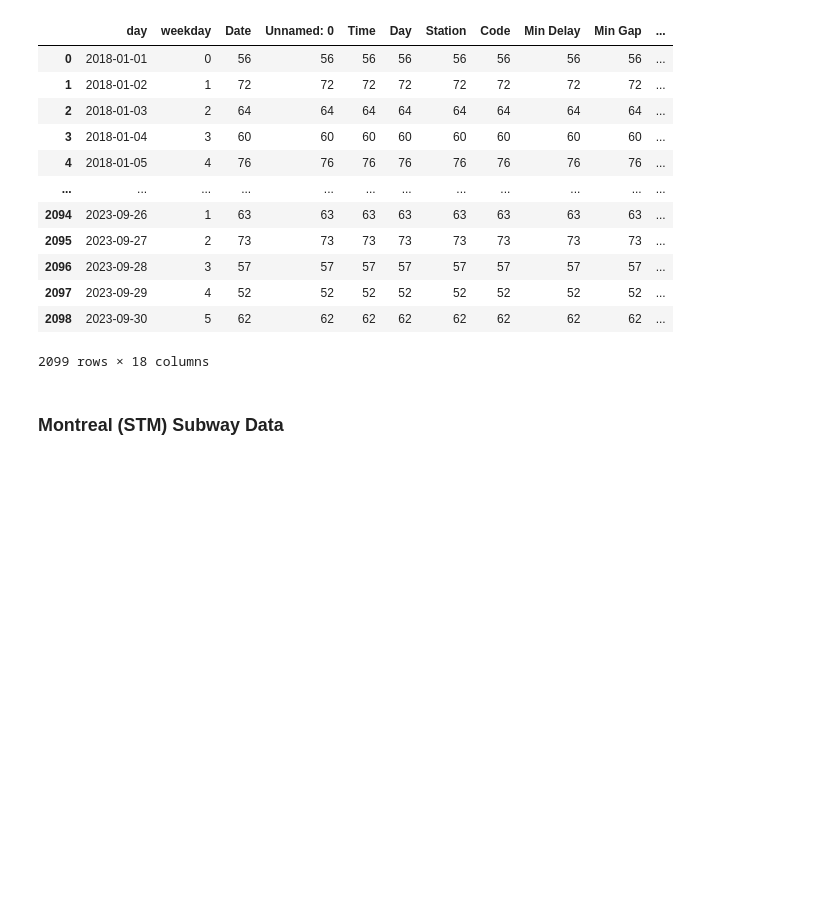
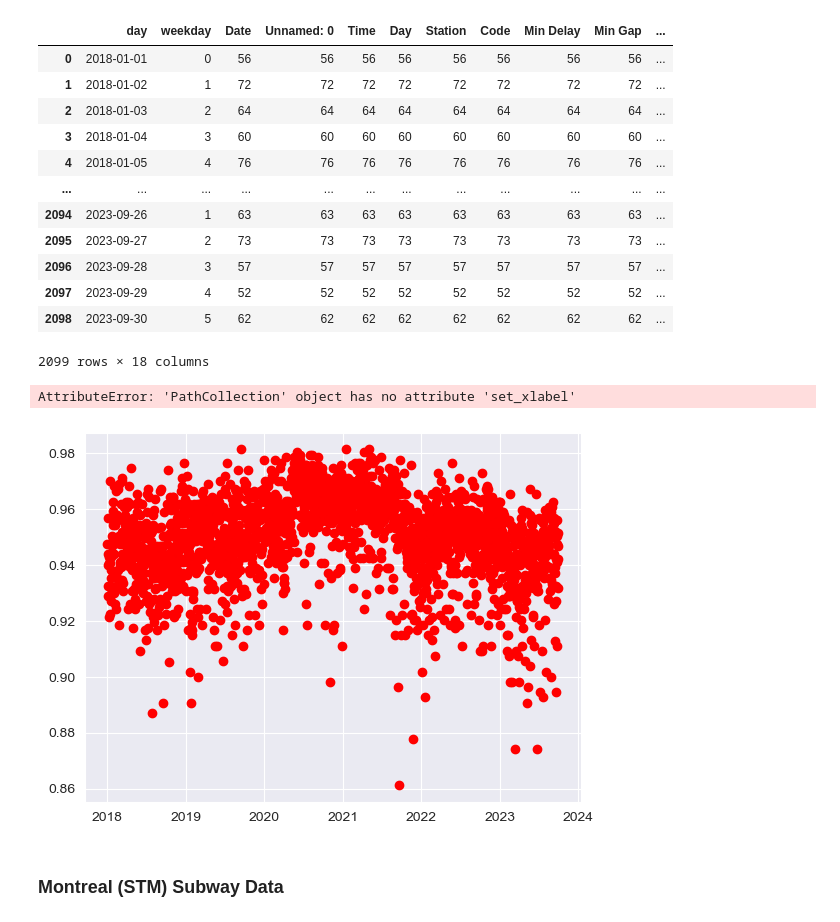
Before and after one commit to katherinewest/CME538_2023, a Jupyter notebook: EDA.ipynb, the cells around one changed output. Saved outputs shown, nothing was run; the diff lists cells and outputs as text; code cells hidden in the pictures; blank space fills up the shorter version.

Commit message:
TTC Subway Reliability graphing

```diff
--- a/EDA.ipynb
+++ b/EDA.ipynb
@@ -403,6 +403,16 @@ ttc_subway_df_daily
 | 2097 | 2023-09-29 | 4 | 52 | 52 | 52 | 52 | 52 | 52 | 52 | 52 | ... |
 | 2098 | 2023-09-30 | 5 | 62 | 62 | 62 | 62 | 62 | 62 | 62 | 62 | ... |
 2099 rows × 18 columns
+# %%
+
+ax = plt.scatter(data=ttc_subway_df_daily, x= "day", y="reliability", color="red")
+ax.set_xlabel('Year / Month', fontsize=18)
+
+ax.set_ylabel('Average Reliability, Yellow Line (%)', fontsize=18)
+plt.show()
+# %% [output]
+AttributeError: 'PathCollection' object has no attribute 'set_xlabel'
+[figure, added]
 # %% [markdown]
 ### Montreal (STM) Subway Data
 # %%
```
Also changed, not shown: parts of 4 cells of this notebook.
